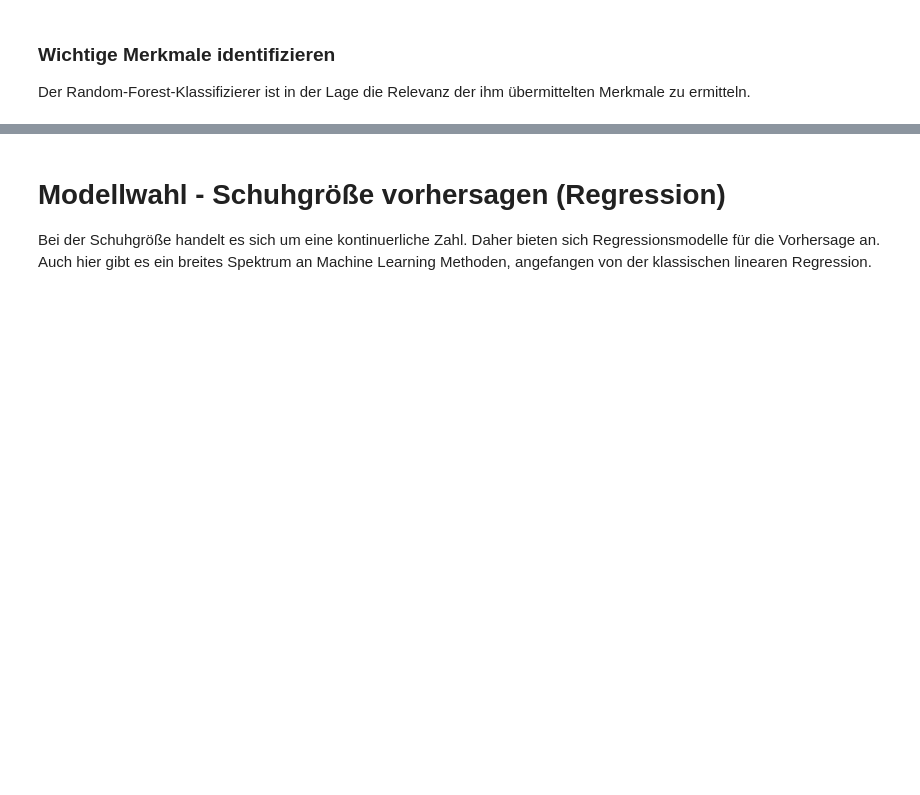
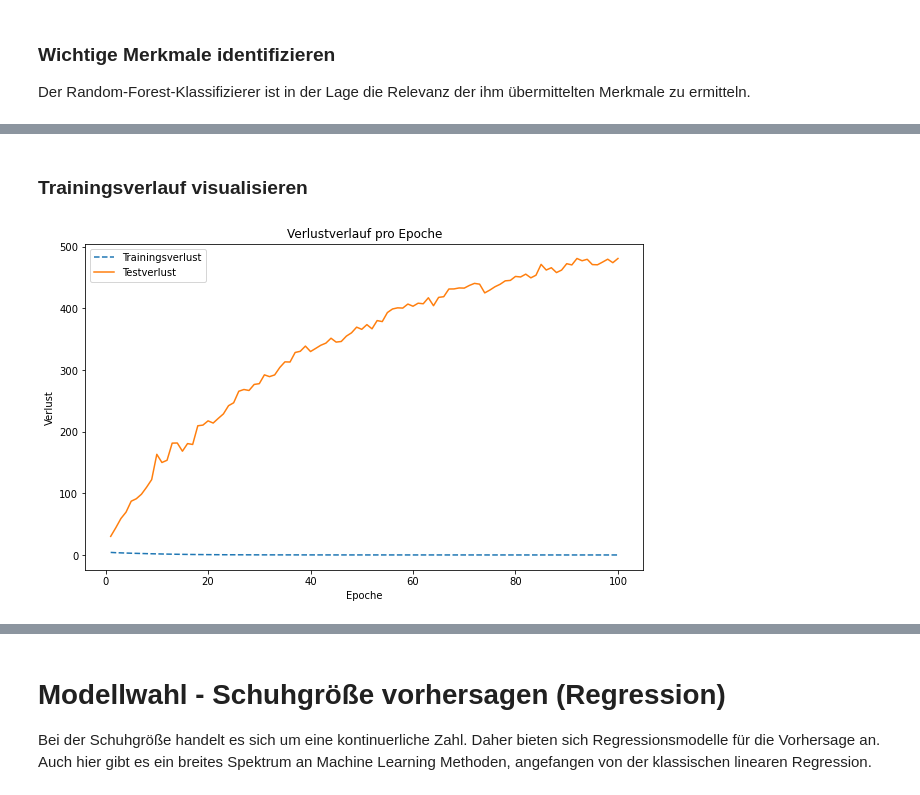
Before and after one commit to chalkiswhite/climbing-shoe-recommender, a Jupyter notebook: main.ipynb, the cells around one changed output, grey strips where cells are left out. Cells and saved outputs as stored; diff of their text form; code cells hidden in the pictures; blank space fills up the shorter version.

Commit message:
ANN Classifier added
Keras Sequential Model for Shoe Classification added.

```diff
--- a/main.ipynb
+++ b/main.ipynb
@@ -794,0 +820,23 @@ plt.show()
+# %%
+from tensorflow.keras import models
+from tensorflow.keras import layers
+
+network = models.Sequential()
+
+network.add(layers.Dense(units=150,
+                         activation="relu",
+                        input_shape=(22,)))
+
+network.add(layers.Dense(units=150, activation="relu"))
+network.add(layers.Dense(units=76, activation="softmax"))
+
+network.compile(loss="categorical_crossentropy",
+               optimizer="rmsprop",
+               metrics=["accuracy"])
+
+history = network.fit(scaled_X,
+                      y_train,
+                     epochs=100,
+                     verbose=1,
+                     batch_size=10,
+                     validation_data=(X_test, y_test))
@@ -794,0 +861,18 @@ plt.show()
+# %% [markdown]
+### Trainingsverlauf visualisieren
+# %%
+training_loss = history.history["loss"]
+test_loss = history.history["val_loss"]
+
+epoc_count = range(1, len(training_loss) +1)
+
+plt.figure(figsize=(10,6))
+plt.title("Verlustverlauf pro Epoche")
+plt.plot(epoc_count, training_loss, "--")
+plt.plot(epoc_count, test_loss)
+plt.legend(["Trainingsverlust", "Testverlust"])
+plt.xlabel("Epoche")
+plt.ylabel("Verlust")
+plt.show()
+# %% [output]
+[figure, added]
```
Also changed, not shown: parts of 37 cells of this notebook.
